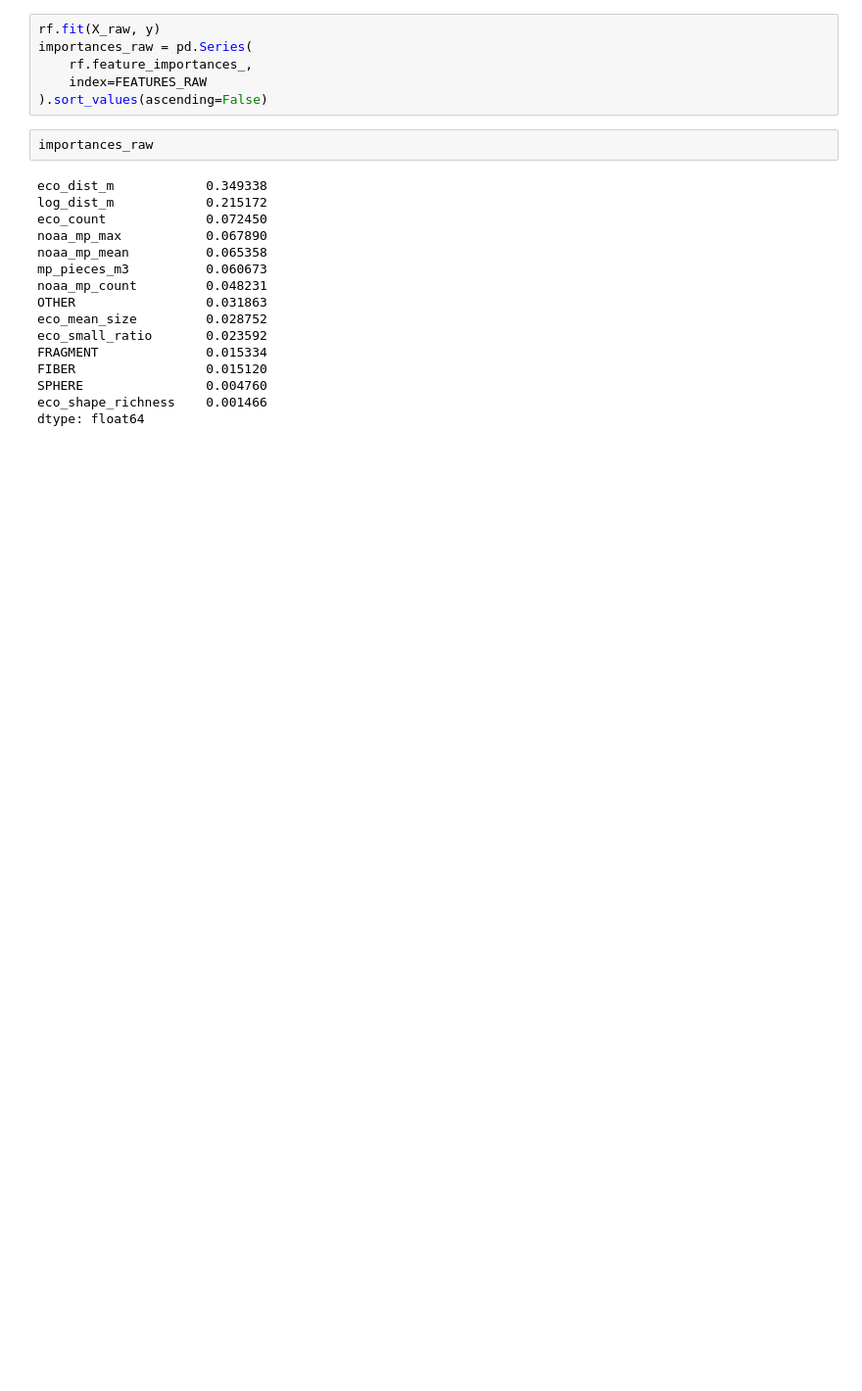
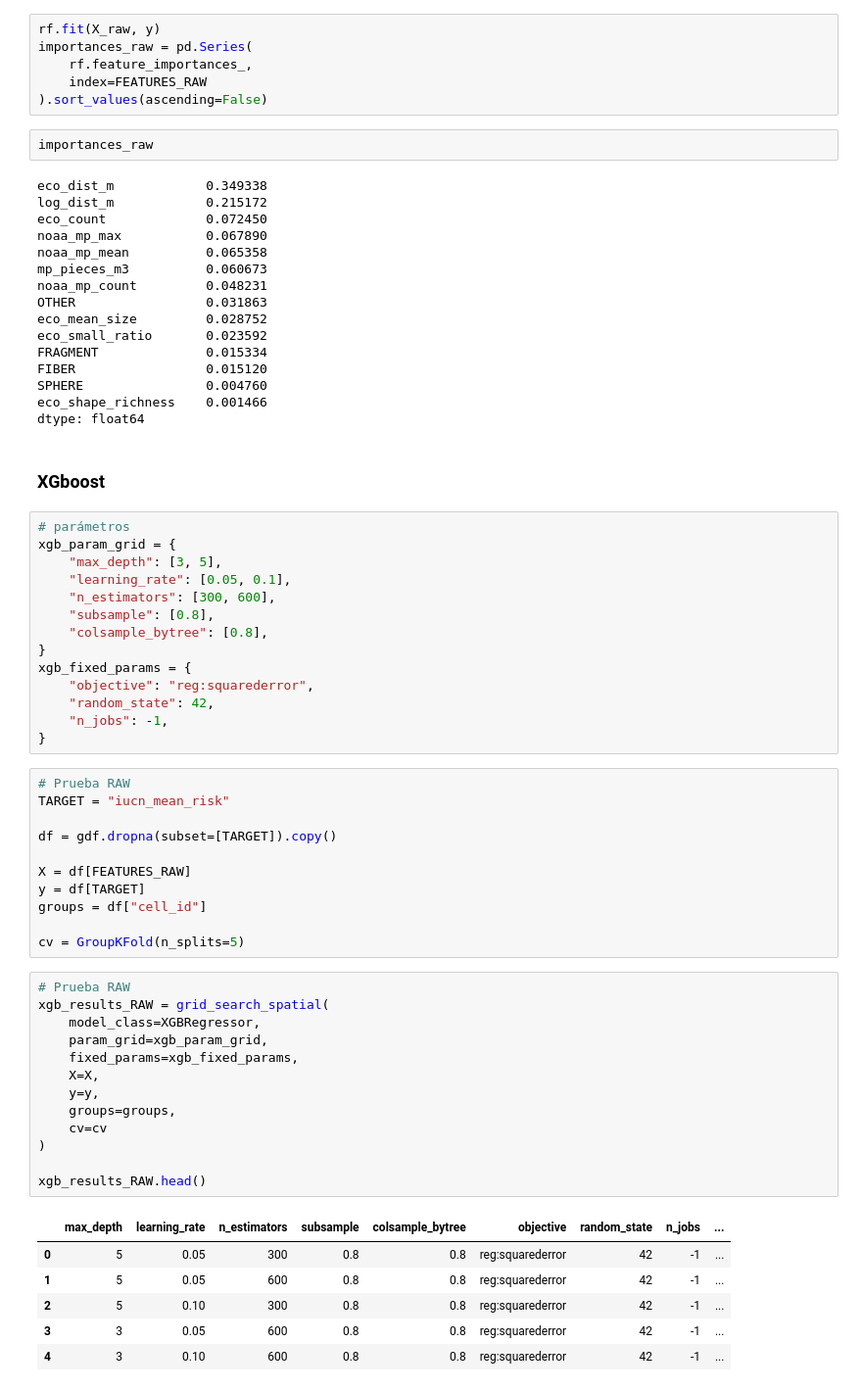
Before and after one commit to 4GeeksAcademy/loreykil_proyecto_final, a Jupyter notebook: Modelado_Grilla.ipynb, the cells around one changed output. Shown at 98% size. Drawn from its saved outputs; the diff is of its cells as text; blank space fills up the shorter version.

```diff
--- a/Modelado_Grilla.ipynb
+++ b/Modelado_Grilla.ipynb
@@ -186,3 +321,50 @@ FIBER                 0.015120
 SPHERE                0.004760
 eco_shape_richness    0.001466
 dtype: float64
+# %% [markdown]
+### XGboost
+# %%
+# parámetros
+xgb_param_grid = {
+    "max_depth": [3, 5],
+    "learning_rate": [0.05, 0.1],
+    "n_estimators": [300, 600],
+    "subsample": [0.8],
+    "colsample_bytree": [0.8],
+}
+xgb_fixed_params = {
+    "objective": "reg:squarederror",
+    "random_state": 42,
+    "n_jobs": -1,
+}
+# %%
+# Prueba RAW
+TARGET = "iucn_mean_risk"
+
+df = gdf.dropna(subset=[TARGET]).copy()
+
+X = df[FEATURES_RAW]
+y = df[TARGET]
+groups = df["cell_id"]
+
+cv = GroupKFold(n_splits=5)
+# %%
+# Prueba RAW
+xgb_results_RAW = grid_search_spatial(
+    model_class=XGBRegressor,
+    param_grid=xgb_param_grid,
+    fixed_params=xgb_fixed_params,
+    X=X,
+    y=y,
+    groups=groups,
+    cv=cv
+)
+
+xgb_results_RAW.head()
+# %% [output]
+|  | max_depth | learning_rate | n_estimators | subsample | colsample_bytree | objective | random_state | n_jobs | ... |
+| 0 | 5 | 0.05 | 300 | 0.8 | 0.8 | reg:squarederror | 42 | -1 | ... |
+| 1 | 5 | 0.05 | 600 | 0.8 | 0.8 | reg:squarederror | 42 | -1 | ... |
+| 2 | 5 | 0.10 | 300 | 0.8 | 0.8 | reg:squarederror | 42 | -1 | ... |
+| 3 | 3 | 0.05 | 600 | 0.8 | 0.8 | reg:squarederror | 42 | -1 | ... |
+| 4 | 3 | 0.10 | 600 | 0.8 | 0.8 | reg:squarederror | 42 | -1 | ... |
```
Also changed, not shown: parts of 45 cells of this notebook, 3 other files.
